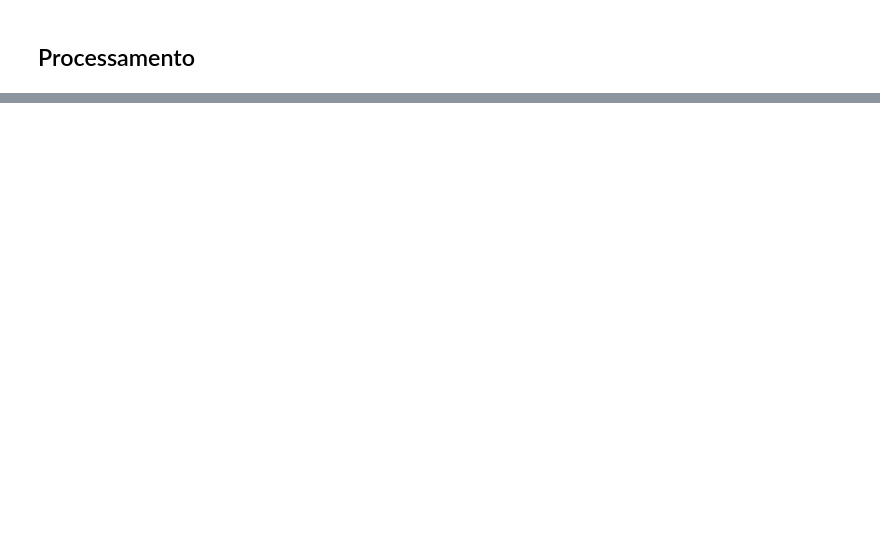
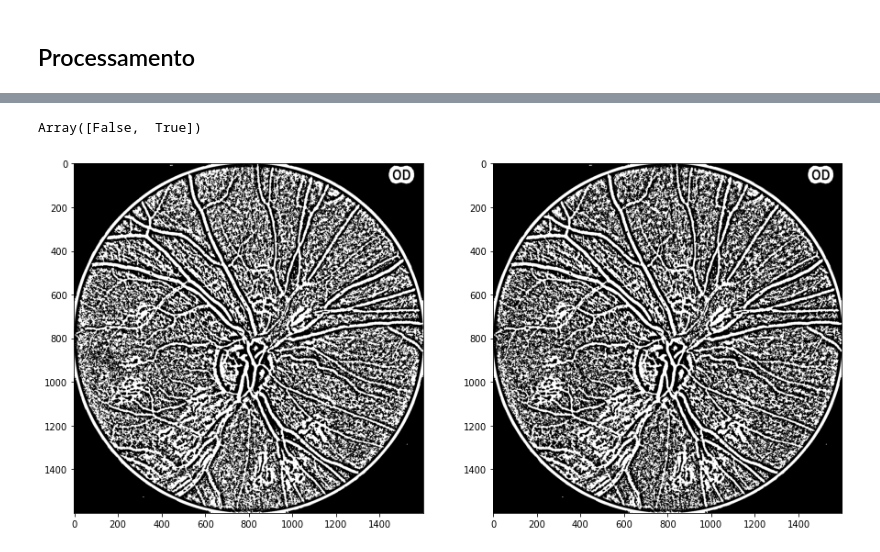
Before and after one commit to danbarretto/Vasc-bifurcation, a Jupyter notebook: vasc-bifurcation.ipynb, the cells around one changed output, grey strips where cells are left out. Saved outputs shown, nothing was run; the diff lists cells and outputs as text; code cells hidden in the pictures; blank space fills up the shorter version.

```diff
--- a/vasc-bifurcation.ipynb
+++ b/vasc-bifurcation.ipynb
@@ -99,0 +116,18 @@ Array([False,  True])
+# %%
+plt.figure(figsize=(15,15))
+
+parameter = 10
+block_size = 51
+
+thresh_img = diff_img < threshold_local(diff_img, block_size=block_size, method='gaussian', param=parameter)
+plt.subplot(121)
+plt.imshow(thresh_img, cmap='gray')
+np.unique(thresh_img)
+
+thresh_img_mod = diff_img_mod < threshold_local(diff_img_mod, block_size=block_size, method='gaussian', param=parameter)
+plt.subplot(122)
+plt.imshow(thresh_img_mod, cmap='gray')
+np.unique(thresh_img_mod)
+# %% [output]
+Array([False,  True])
+[figure, added]
```
Also changed, not shown: parts of 7 cells of this notebook, 1 other file.
